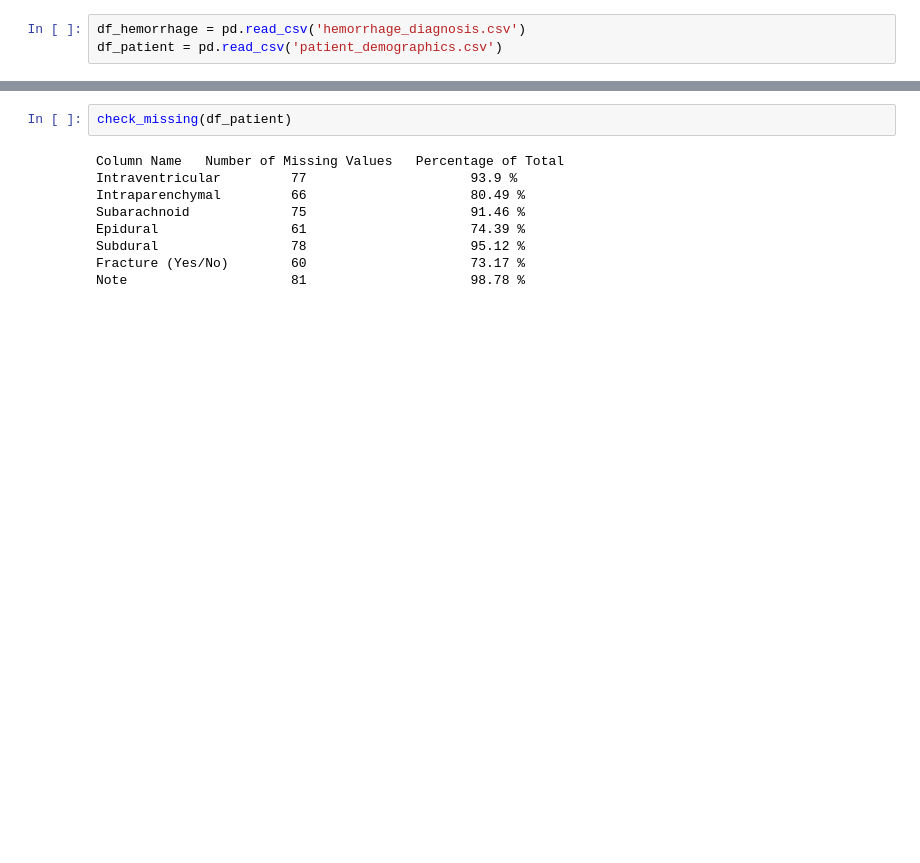
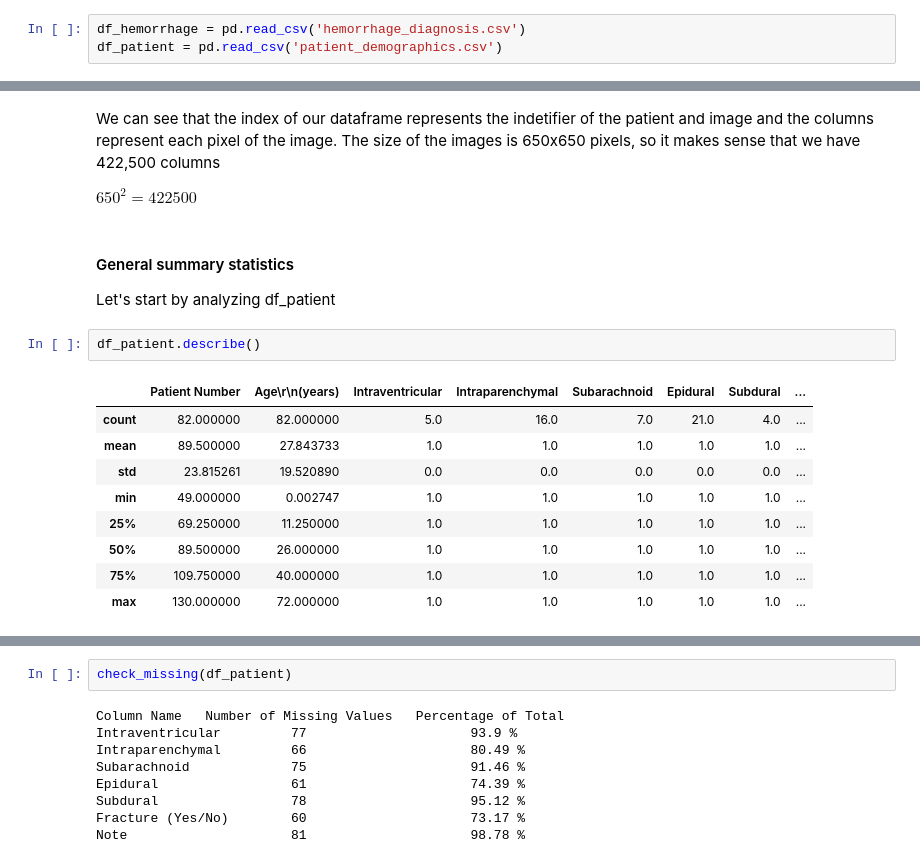
Before and after one commit to DanOren/ITC_Final_project, a Jupyter notebook: EDA.ipynb, the cells around one changed output, grey strips where cells are left out. Drawn from its saved outputs; the diff is of its cells as text; blank space fills up the shorter version.

```diff
--- a/EDA.ipynb
+++ b/EDA.ipynb
@@ -189,0 +136,20 @@ Name: Note, dtype: int64
+# %% [markdown]
+We can see that the index of our dataframe represents the indetifier of the patient and image and the columns represent each pixel of the image. The size of the images is 650x650 pixels, so it makes sense that we have 422,500 columns
+
+$ 650^2 = 422500 $
+# %% [markdown]
+#### General summary statistics
+
+Let's start by analyzing df_patient
+# %%
+df_patient.describe()
+# %% [output]
+|  | Patient Number | Age\r\n(years) | Intraventricular | Intraparenchymal | Subarachnoid | Epidural | Subdural | ... |
+| count | 82.000000 | 82.000000 | 5.0 | 16.0 | 7.0 | 21.0 | 4.0 | ... |
+| mean | 89.500000 | 27.843733 | 1.0 | 1.0 | 1.0 | 1.0 | 1.0 | ... |
+| std | 23.815261 | 19.520890 | 0.0 | 0.0 | 0.0 | 0.0 | 0.0 | ... |
+| min | 49.000000 | 0.002747 | 1.0 | 1.0 | 1.0 | 1.0 | 1.0 | ... |
+| 25% | 69.250000 | 11.250000 | 1.0 | 1.0 | 1.0 | 1.0 | 1.0 | ... |
+| 50% | 89.500000 | 26.000000 | 1.0 | 1.0 | 1.0 | 1.0 | 1.0 | ... |
+| 75% | 109.750000 | 40.000000 | 1.0 | 1.0 | 1.0 | 1.0 | 1.0 | ... |
+| max | 130.000000 | 72.000000 | 1.0 | 1.0 | 1.0 | 1.0 | 1.0 | ... |
```
Also changed, not shown: parts of 33 cells of this notebook.
